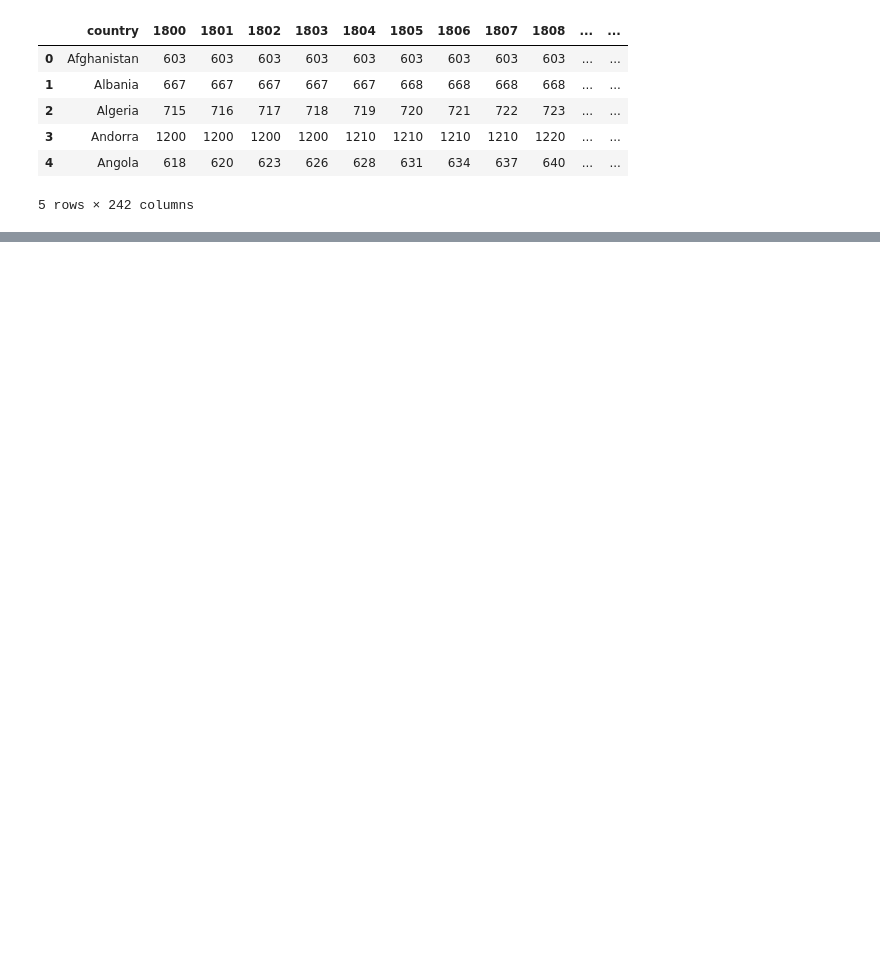
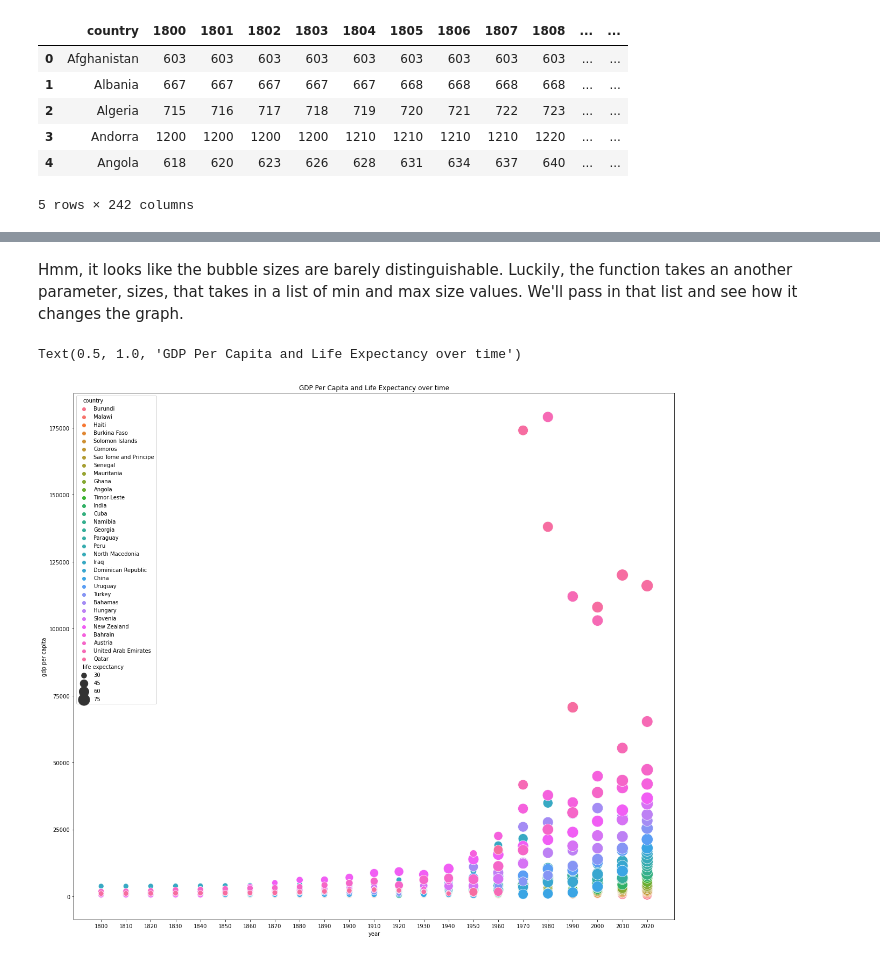
Before and after one commit to Yoshi3003/mads, a Jupyter notebook: siads521/assignment3/tiachunpun.ipynb, the cells around one changed output, grey strips where cells are left out. Cells and saved outputs as stored; diff of their text form; code cells hidden in the pictures; blank space fills up the shorter version.

```diff
--- a/siads521/assignment3/tiachunpun.ipynb
+++ b/siads521/assignment3/tiachunpun.ipynb
@@ -94,0 +268,13 @@ csv_income.head()
+# %% [markdown]
+Hmm, it looks like the bubble sizes are barely distinguishable. Luckily, the function takes an another parameter, sizes, that takes in a list of min and max size values. We'll pass in that list and see how it changes the graph.
+# %%
+plt.figure(figsize=(20,18))
+sns.scatterplot(x="year",
+                y="gdp per capita",
+                size="life expectancy",
+                sizes=(0, 500),
+                data=df,
+                hue='country').set_title('GDP Per Capita and Life Expectancy over time')
+# %% [output]
+Text(0.5, 1.0, 'GDP Per Capita and Life Expectancy over time')
+[figure, added]
```
Also changed, not shown: parts of 17 cells of this notebook, 4 other files.
